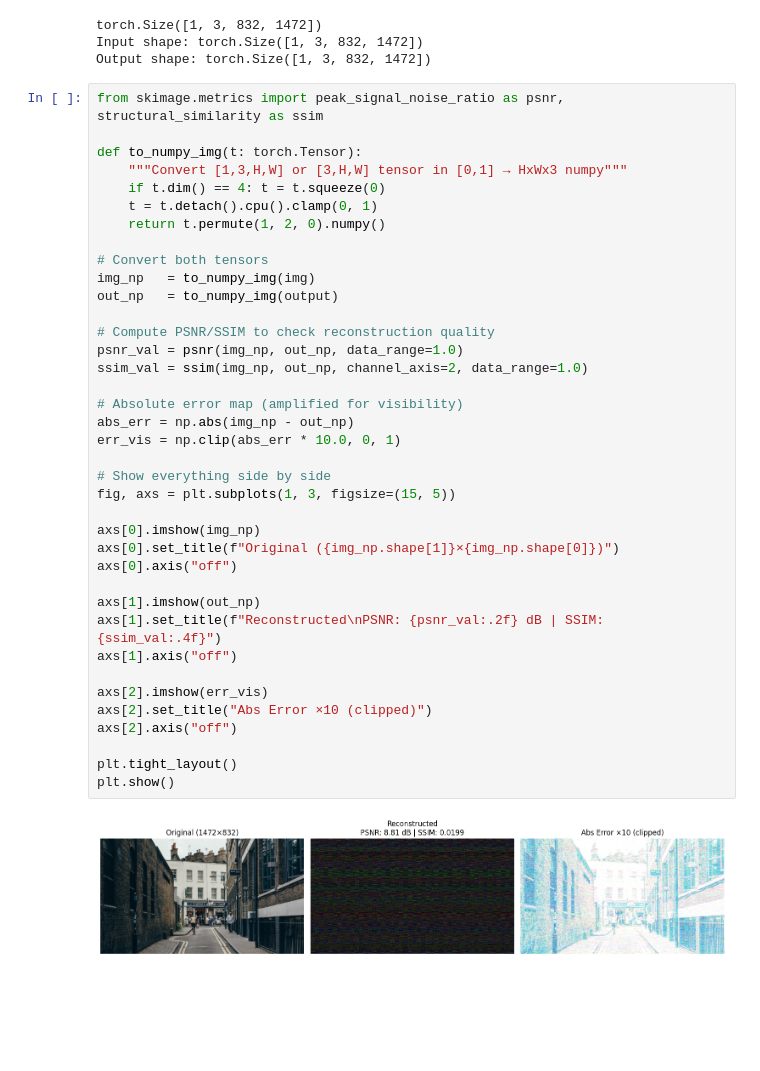
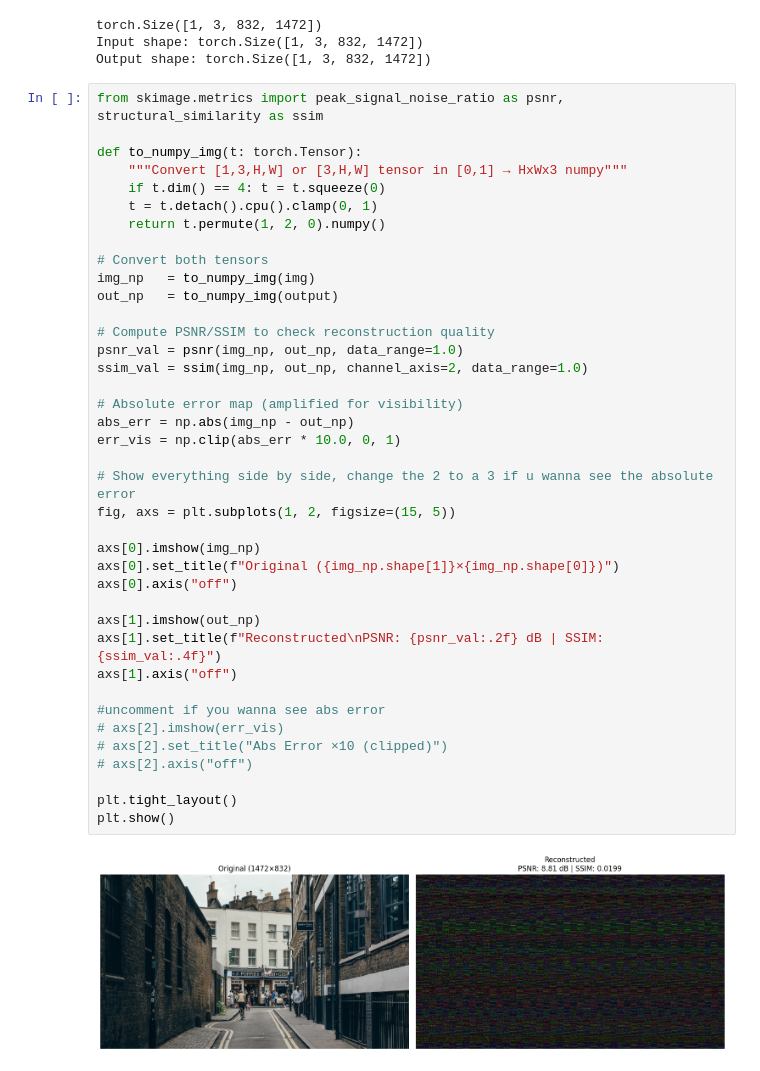
Before and after one commit to raksha-rehal/ViTs_for_Compression, a Jupyter notebook: Ligma.ipynb, the cells around one changed output. Saved outputs shown, nothing was run; the diff lists cells and outputs as text; blank space fills up the shorter version.

```diff
--- a/Ligma.ipynb
+++ b/Ligma.ipynb
@@ -370,36 +370,37 @@ def to_numpy_img(t: torch.Tensor):
     """Convert [1,3,H,W] or [3,H,W] tensor in [0,1] → HxWx3 numpy"""
     if t.dim() == 4: t = t.squeeze(0)
     t = t.detach().cpu().clamp(0, 1)
     return t.permute(1, 2, 0).numpy()
 
 # Convert both tensors
 img_np   = to_numpy_img(img)
 out_np   = to_numpy_img(output)
 
 # Compute PSNR/SSIM to check reconstruction quality
 psnr_val = psnr(img_np, out_np, data_range=1.0)
 ssim_val = ssim(img_np, out_np, channel_axis=2, data_range=1.0)
 
 # Absolute error map (amplified for visibility)
 abs_err = np.abs(img_np - out_np)
 err_vis = np.clip(abs_err * 10.0, 0, 1)
 
-# Show everything side by side
-fig, axs = plt.subplots(1, 3, figsize=(15, 5))
+# Show everything side by side, change the 2 to a 3 if u wanna see the absolute error
+fig, axs = plt.subplots(1, 2, figsize=(15, 5))
 
 axs[0].imshow(img_np)
 axs[0].set_title(f"Original ({img_np.shape[1]}×{img_np.shape[0]})")
 axs[0].axis("off")
 
 axs[1].imshow(out_np)
 axs[1].set_title(f"Reconstructed\nPSNR: {psnr_val:.2f} dB | SSIM: {ssim_val:.4f}")
 axs[1].axis("off")
 
-axs[2].imshow(err_vis)
-axs[2].set_title("Abs Error ×10 (clipped)")
-axs[2].axis("off")
+#uncomment if you wanna see abs error
+# axs[2].imshow(err_vis)
+# axs[2].set_title("Abs Error ×10 (clipped)")
+# axs[2].axis("off")
 
 plt.tight_layout()
 plt.show()
 # %% [output]
-[figure, old version]
+[figure, new version]
```
